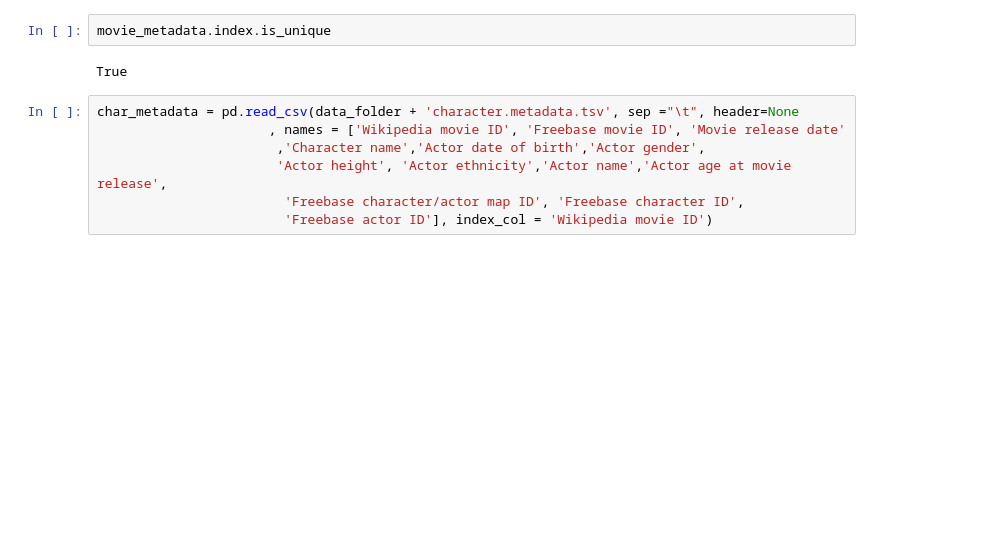
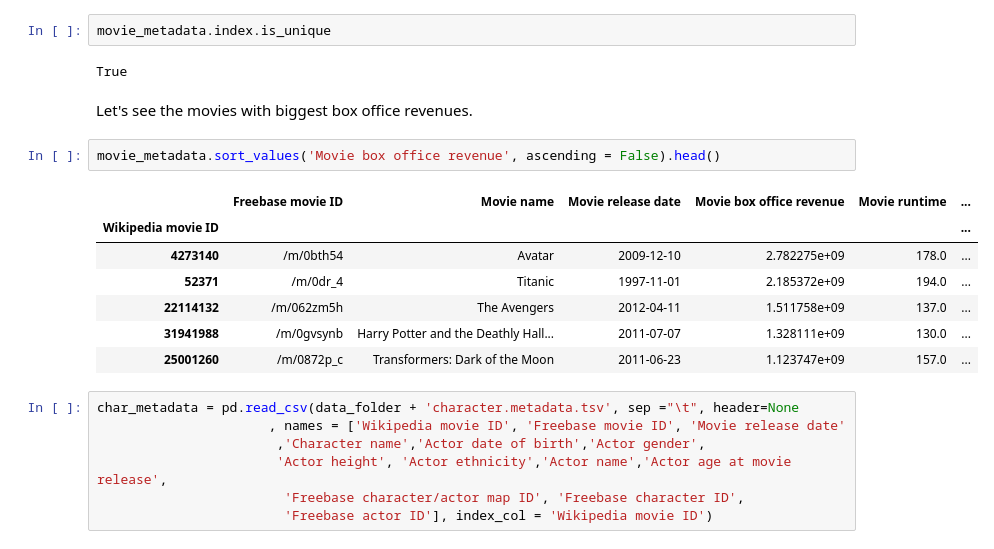
Before and after one commit to tanguy7/flagADA4life, a Jupyter notebook: Data_exploration.ipynb, the cells around one changed output. Saved outputs shown, nothing was run; the diff lists cells and outputs as text; blank space fills up the shorter version.

```diff
--- a/Data_exploration.ipynb
+++ b/Data_exploration.ipynb
@@ -28,6 +28,18 @@ movie_metadata.head()
 movie_metadata.index.is_unique
 # %% [output]
 True
+# %% [markdown]
+Let's see the movies with biggest box office revenues.
+# %%
+movie_metadata.sort_values('Movie box office revenue', ascending = False).head()
+# %% [output]
+|  | Freebase movie ID | Movie name | Movie release date | Movie box office revenue | Movie runtime | ... |
+| Wikipedia movie ID |  |  |  |  |  | ... |
+| 4273140 | /m/0bth54 | Avatar | 2009-12-10 | 2.782275e+09 | 178.0 | ... |
+| 52371 | /m/0dr_4 | Titanic | 1997-11-01 | 2.185372e+09 | 194.0 | ... |
+| 22114132 | /m/062zm5h | The Avengers | 2012-04-11 | 1.511758e+09 | 137.0 | ... |
+| 31941988 | /m/0gvsynb | Harry Potter and the Deathly Hall... | 2011-07-07 | 1.328111e+09 | 130.0 | ... |
+| 25001260 | /m/0872p_c | Transformers: Dark of the Moon | 2011-06-23 | 1.123747e+09 | 157.0 | ... |
 # %%
 char_metadata = pd.read_csv(data_folder + 'character.metadata.tsv', sep ="\t", header=None
                       , names = ['Wikipedia movie ID', 'Freebase movie ID', 'Movie release date'
```
Also changed, not shown: parts of 5 cells of this notebook.
